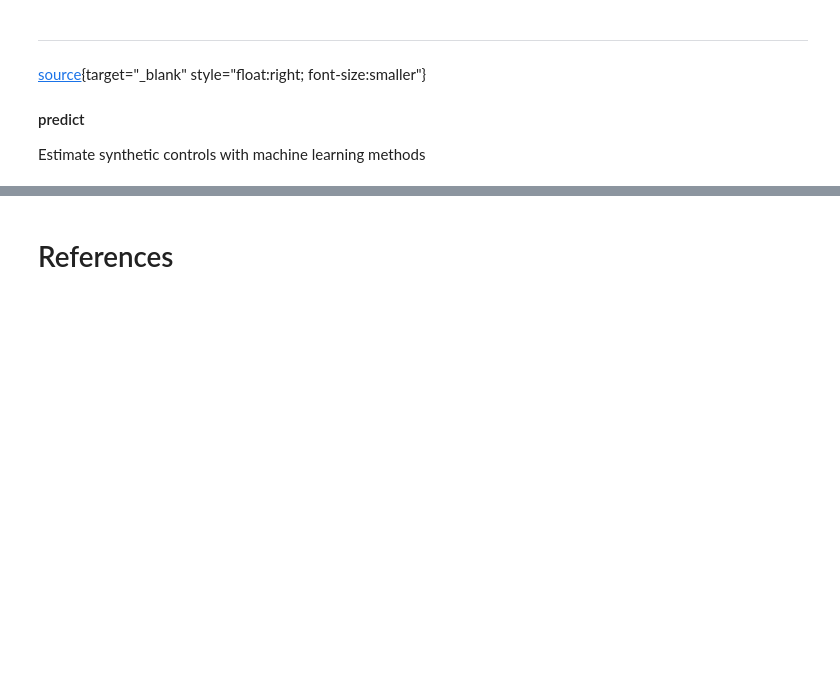
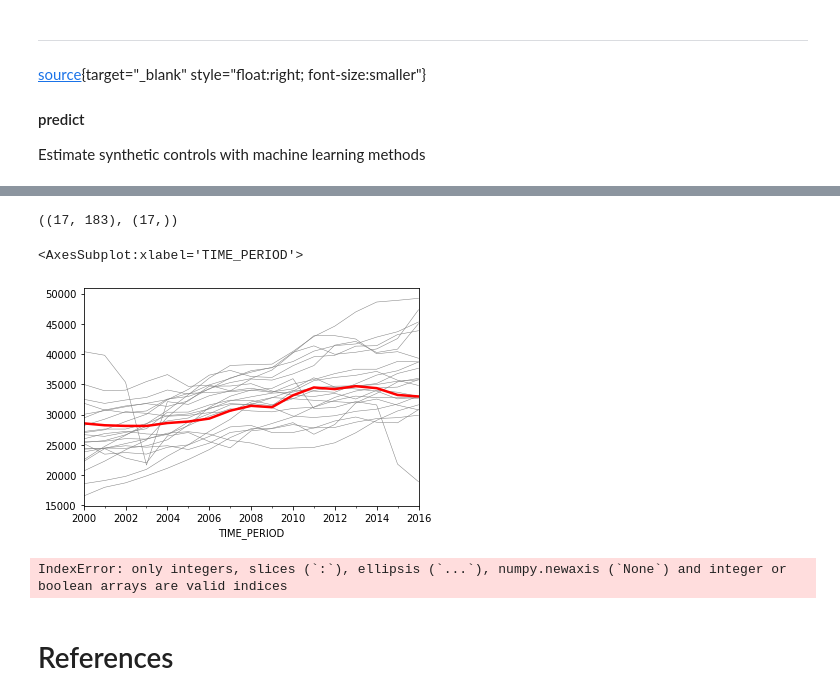
Before and after one commit to dkgaraujo/gingado, a Jupyter notebook: 00_estimators.ipynb, the cells around one changed output, grey strips where cells are left out. Drawn from its saved outputs; the diff is of its cells as text; code cells hidden in the pictures; blank space fills up the shorter version.

Commit message:
WIP on MachineControls, good progress on clustering and fit

```diff
--- a/00_estimators.ipynb
+++ b/00_estimators.ipynb
@@ -436,2 +616,24 @@ mc = MachineControl()
+# %%
+X_pre, y_pre = X[:'2016-12-31'], y[:'2016-12-31']
+X_post, y_post = X['2018-01-01':], y['2018-01-01':]
+# %%
+X_pre.shape, y_pre.shape
+# %% [output]
+((17, 183), (17,))
+# %%
+synth_BR = MachineControl(
+    cluster_alg=AffinityPropagation(max_iter=10_000)
+)
+synth_BR._select_controls(X_pre, y_pre)
+# %%
+ax = X_pre[synth_BR.donor_pool_].plot(legend=False, color="grey", linewidth=0.5)
+y_pre.plot(ax=ax, color="red", linewidth=2.5)
+# %% [output]
+<AxesSubplot:xlabel='TIME_PERIOD'>
+[figure, added]
+# %%
+synth_BR.fit(X_pre, y_pre)
+# %% [output]
+IndexError: only integers, slices (`:`), ellipsis (`...`), numpy.newaxis (`None`) and integer or boolean arrays are valid indices
 # %% [markdown]
 # References
```
Also changed, not shown: parts of 22 cells of this notebook, 2 other files.
